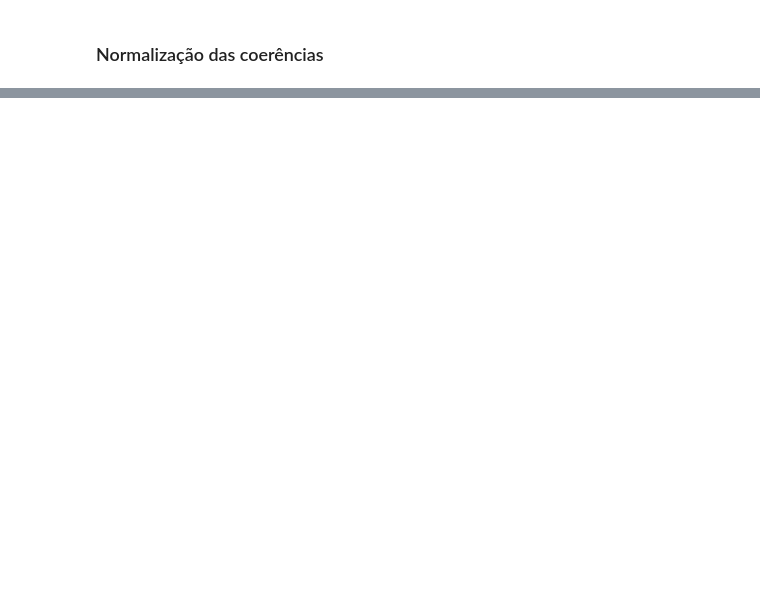
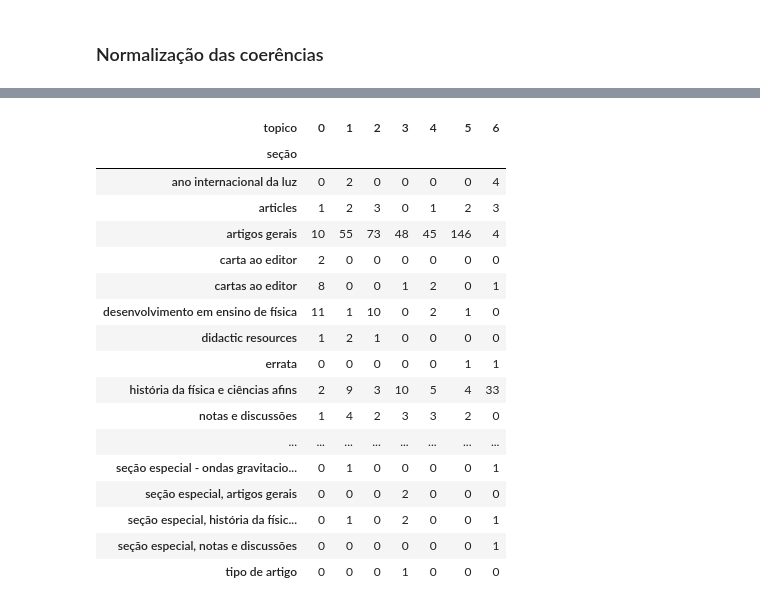
Before and after one commit to ghurone/monografia, a Jupyter notebook: teste_code/analise_dataset.ipynb, the cells around one changed output, grey strips where cells are left out. Saved outputs shown, nothing was run; the diff lists cells and outputs as text; code cells hidden in the pictures; blank space fills up the shorter version.

```diff
--- a/teste_code/analise_dataset.ipynb
+++ b/teste_code/analise_dataset.ipynb
@@ -127 +145,3 @@ model = modelos[8 - n_topicos[0]]
+# %%
+model = lda.run(20)
 # %%
@@ -145,0 +149,2 @@ model.print_topics()
+# %%
+df['topico'] = [max(model.get_document_topics(corpu), key=lambda x: x[1])[0] for corpu in corpus]
@@ -145,0 +162,21 @@ model.print_topics()
+# %%
+pd.crosstab(df['seção'], df['topico'])
+# %% [output]
+| topico | 0 | 1 | 2 | 3 | 4 | 5 | 6 |
+| seção |  |  |  |  |  |  |  |
+| ano internacional da luz | 0 | 2 | 0 | 0 | 0 | 0 | 4 |
+| articles | 1 | 2 | 3 | 0 | 1 | 2 | 3 |
+| artigos gerais | 10 | 55 | 73 | 48 | 45 | 146 | 4 |
+| carta ao editor | 2 | 0 | 0 | 0 | 0 | 0 | 0 |
+| cartas ao editor | 8 | 0 | 0 | 1 | 2 | 0 | 1 |
+| desenvolvimento em ensino de física | 11 | 1 | 10 | 0 | 2 | 1 | 0 |
+| didactic resources | 1 | 2 | 1 | 0 | 0 | 0 | 0 |
+| errata | 0 | 0 | 0 | 0 | 0 | 1 | 1 |
+| história da física e ciências afins | 2 | 9 | 3 | 10 | 5 | 4 | 33 |
+| notas e discussões | 1 | 4 | 2 | 3 | 3 | 2 | 0 |
+| ... | ... | ... | ... | ... | ... | ... | ... |
+| seção especial - ondas gravitacio... | 0 | 1 | 0 | 0 | 0 | 0 | 1 |
+| seção especial, artigos gerais | 0 | 0 | 0 | 2 | 0 | 0 | 0 |
+| seção especial, história da físic... | 0 | 1 | 0 | 2 | 0 | 0 | 1 |
+| seção especial, notas e discussões | 0 | 0 | 0 | 0 | 0 | 0 | 1 |
+| tipo de artigo | 0 | 0 | 0 | 1 | 0 | 0 | 0 |
```
Also changed, not shown: parts of 12 cells of this notebook, 3 other files.
